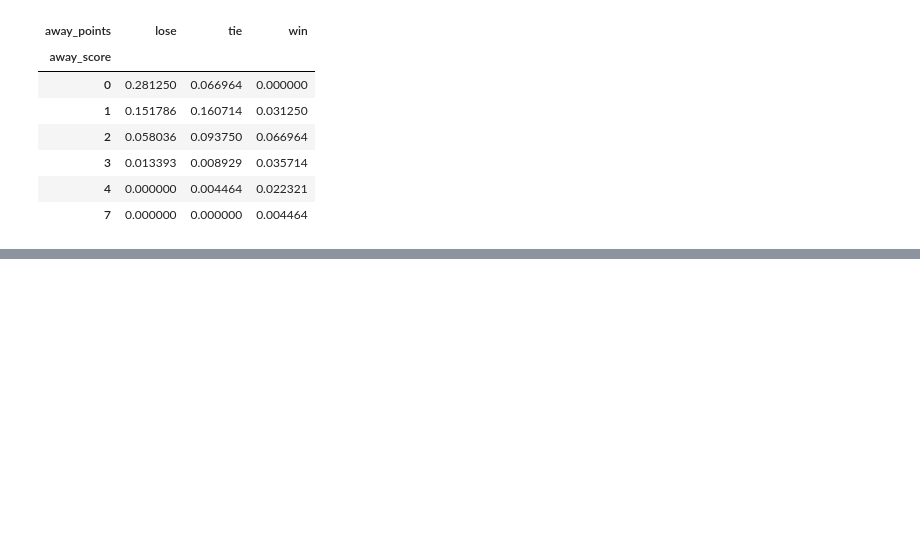
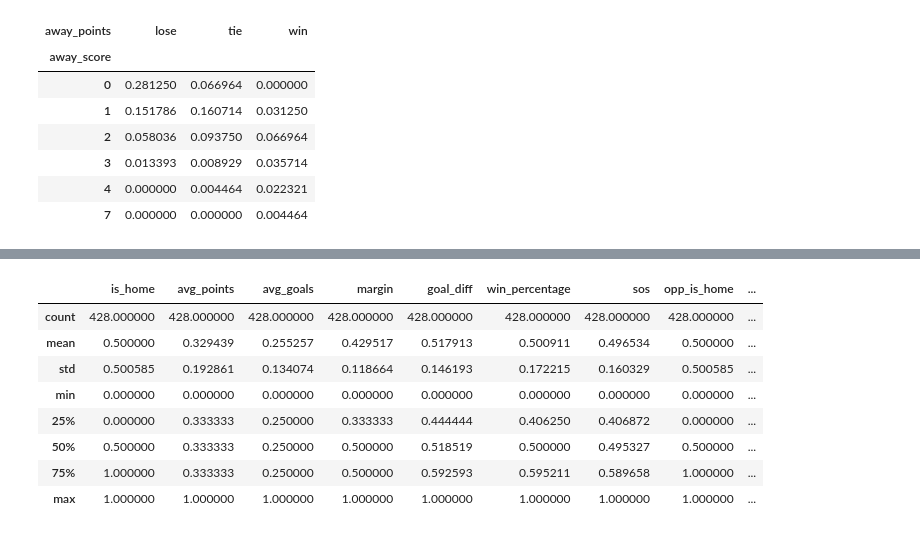
Before and after one commit to dchilders21/stats, a Jupyter notebook: src/stats/stats.ipynb, the cells around one changed output, grey strips where cells are left out. Saved outputs shown, nothing was run; the diff lists cells and outputs as text; code cells hidden in the pictures; blank space fills up the shorter version.

```diff
--- a/src/stats/stats.ipynb
+++ b/src/stats/stats.ipynb
@@ -146,5 +166,3 @@ display(td.describe())
-# %%
-pd.set_option('display.max_rows', 5000)
 # %%
 def train_classifier(clf, X_train, y_train):
     clf.fit(X_train, y_train)
@@ -185,0 +203,10 @@ ValueError: pos_label=1 is not a valid label: array([ 0.,  3.])
+# %%
+"""(y, X) = model_libs._extract_target(td, target_col)
+# Because of negative numbers
+#min_max_scaler = preprocessing.MinMaxScaler()
+#norm_data = min_max_scaler.fit_transform(X)
+pd.set_option('display.max_columns', None)
+norm_data = X.copy(deep=True)
+norm_data = norm_data.apply(lambda x: (x - x.min()) / (x.max() - x.min()))
+
+print(norm_data)"""
@@ -185,0 +246,12 @@ ValueError: pos_label=1 is not a valid label: array([ 0.,  3.])
+# %%
+display(norm_data.describe())
+# %% [output]
+|  | is_home | avg_points | avg_goals | margin | goal_diff | win_percentage | sos | opp_is_home | ... |
+| count | 428.000000 | 428.000000 | 428.000000 | 428.000000 | 428.000000 | 428.000000 | 428.000000 | 428.000000 | ... |
+| mean | 0.500000 | 0.329439 | 0.255257 | 0.429517 | 0.517913 | 0.500911 | 0.496534 | 0.500000 | ... |
+| std | 0.500585 | 0.192861 | 0.134074 | 0.118664 | 0.146193 | 0.172215 | 0.160329 | 0.500585 | ... |
+| min | 0.000000 | 0.000000 | 0.000000 | 0.000000 | 0.000000 | 0.000000 | 0.000000 | 0.000000 | ... |
+| 25% | 0.000000 | 0.333333 | 0.250000 | 0.333333 | 0.444444 | 0.406250 | 0.406872 | 0.000000 | ... |
+| 50% | 0.500000 | 0.333333 | 0.250000 | 0.500000 | 0.518519 | 0.500000 | 0.495327 | 0.500000 | ... |
+| 75% | 1.000000 | 0.333333 | 0.250000 | 0.500000 | 0.592593 | 0.595211 | 0.589658 | 1.000000 | ... |
+| max | 1.000000 | 1.000000 | 1.000000 | 1.000000 | 1.000000 | 1.000000 | 1.000000 | 1.000000 | ... |
```
Also changed, not shown: parts of 13 cells of this notebook, 5 other files.
